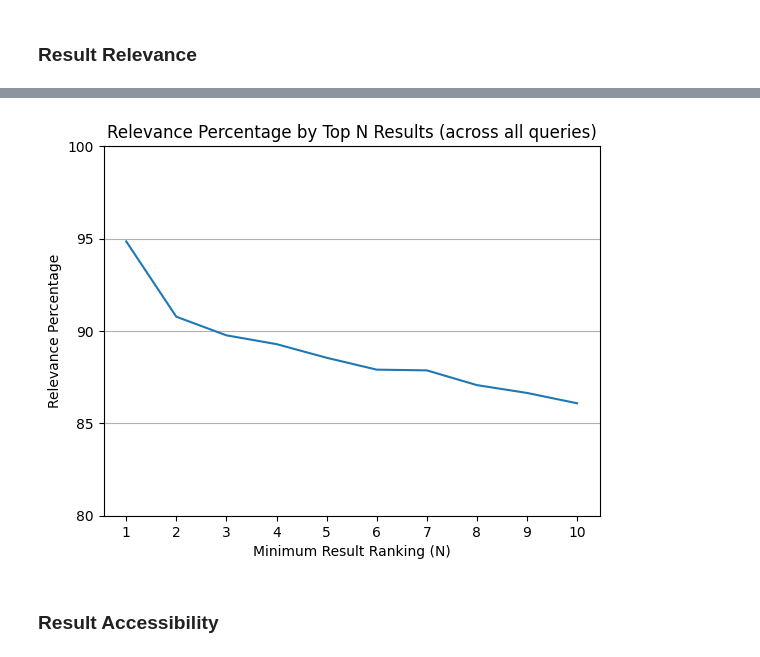
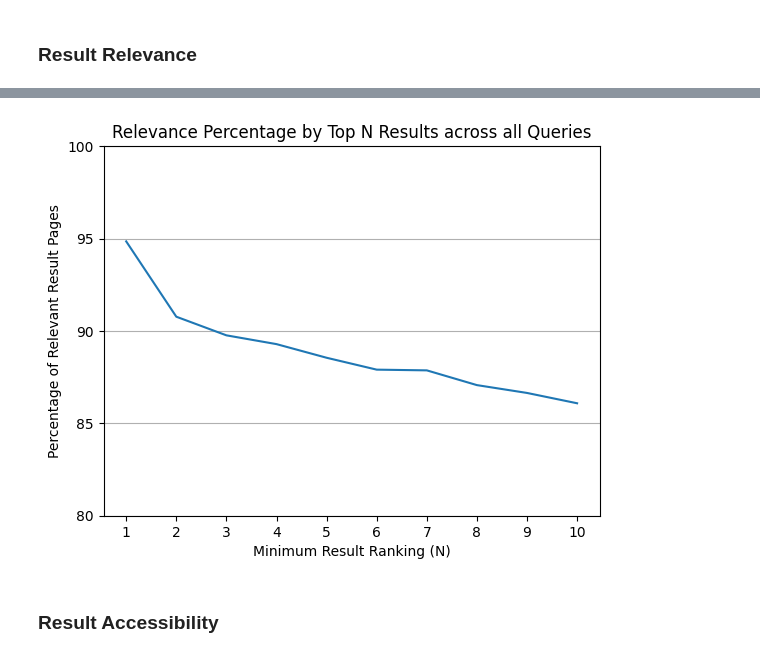
Before and after one commit to SlimZoeken/100queries, a Jupyter notebook: notebooks/analysis.ipynb, the cells around one changed output, grey strips where cells are left out. Saved outputs shown, nothing was run; the diff lists cells and outputs as text; code cells hidden in the pictures.

```diff
--- a/notebooks/analysis.ipynb
+++ b/notebooks/analysis.ipynb
@@ -273,22 +273,22 @@ ax.bar_label(ax.containers[0])
 # %%
 relevant: dict[int, float] = {}
 
 for n in range(1, 11):
     _results = results.loc[results["Ranking"] <= n]
     relevant[n] = _results["Relevant?"].value_counts(normalize=True)["relevant"] * 100
 
 pd.DataFrame(relevant.items(), columns=["Ranking", "Relevance"]).set_index(
     "Ranking"
 ).plot(
-    title="Relevance Percentage by Top N Results (across all queries)",
+    title="Relevance Percentage by Top N Results across all Queries",
     xlabel="Minimum Result Ranking (N)",
-    ylabel="Relevance Percentage",
+    ylabel="Percentage of Relevant Result Pages",
     xticks=range(1, 11),
     yticks=range(80, 105, 5),
     legend=False,
 ).grid(axis="y")
 # %% [output]
-[figure, old version]
+[figure, new version]
 # %% [markdown]
 ### Result Accessibility
 # %%
```
Also changed, not shown: parts of 7 cells of this notebook.
